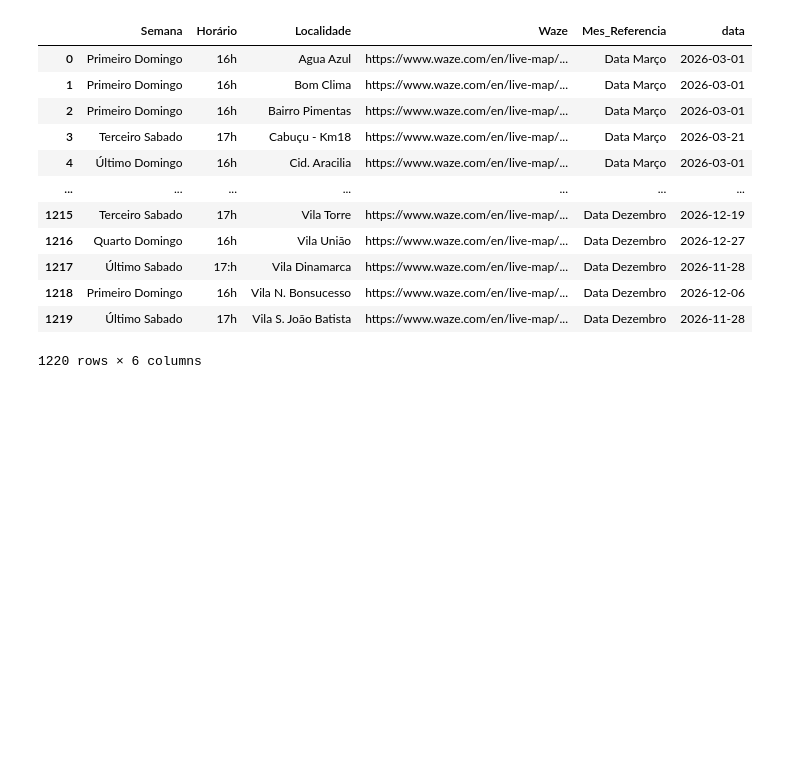
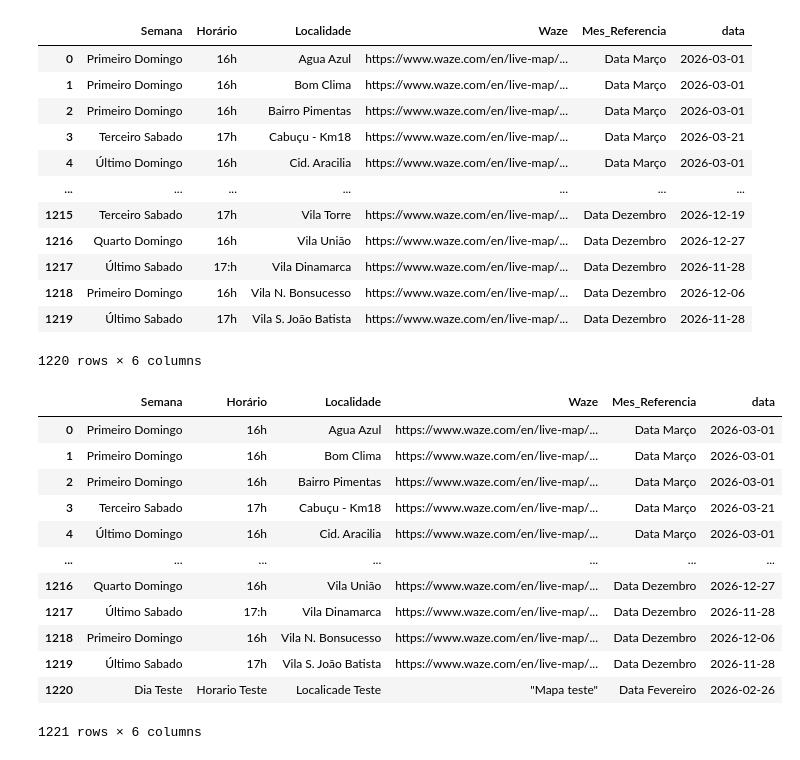
Before and after one commit to Wolfgang-Amadeus-Mozart/EnsaiosLocaisCCB, a Jupyter notebook: Analise-de-dados/tratandoAPlanilha.ipynb, the cells around one changed output. Drawn from its saved outputs; the diff is of its cells as text; code cells hidden in the pictures; blank space fills up the shorter version.

```diff
--- a/Analise-de-dados/tratandoAPlanilha.ipynb
+++ b/Analise-de-dados/tratandoAPlanilha.ipynb
@@ -209,3 +209,21 @@ df_melted
 1220 rows × 6 columns
 # %%
 df_melted.to_csv('EnsaiosGuarulhos.csv', index=False)
+# %%
+#adcionando uma linha teste com a data de hoje
+df1 = pd.read_csv("EnsaiosGuarulhos.csv")
+df1
+# %% [output]
+|  | Semana | Horário | Localidade | Waze | Mes_Referencia | data |
+| 0 | Primeiro Domingo | 16h | Agua Azul | https://www.waze.com/en/live-map/... | Data Março | 2026-03-01 |
+| 1 | Primeiro Domingo | 16h | Bom Clima | https://www.waze.com/en/live-map/... | Data Março | 2026-03-01 |
+| 2 | Primeiro Domingo | 16h | Bairro Pimentas | https://www.waze.com/en/live-map/... | Data Março | 2026-03-01 |
+| 3 | Terceiro Sabado | 17h | Cabuçu - Km18 | https://www.waze.com/en/live-map/... | Data Março | 2026-03-21 |
+| 4 | Último Domingo | 16h | Cid. Aracilia | https://www.waze.com/en/live-map/... | Data Março | 2026-03-01 |
+| ... | ... | ... | ... | ... | ... | ... |
+| 1216 | Quarto Domingo | 16h | Vila União | https://www.waze.com/en/live-map/... | Data Dezembro | 2026-12-27 |
+| 1217 | Último Sabado | 17:h | Vila Dinamarca | https://www.waze.com/en/live-map/... | Data Dezembro | 2026-11-28 |
+| 1218 | Primeiro Domingo | 16h | Vila N. Bonsucesso | https://www.waze.com/en/live-map/... | Data Dezembro | 2026-12-06 |
+| 1219 | Último Sabado | 17h | Vila S. João Batista | https://www.waze.com/en/live-map/... | Data Dezembro | 2026-11-28 |
+| 1220 | Dia Teste | Horario Teste | Localicade Teste | "Mapa teste" | Data Fevereiro | 2026-02-26 |
+1221 rows × 6 columns
```
Also changed, not shown: 2 other files.
